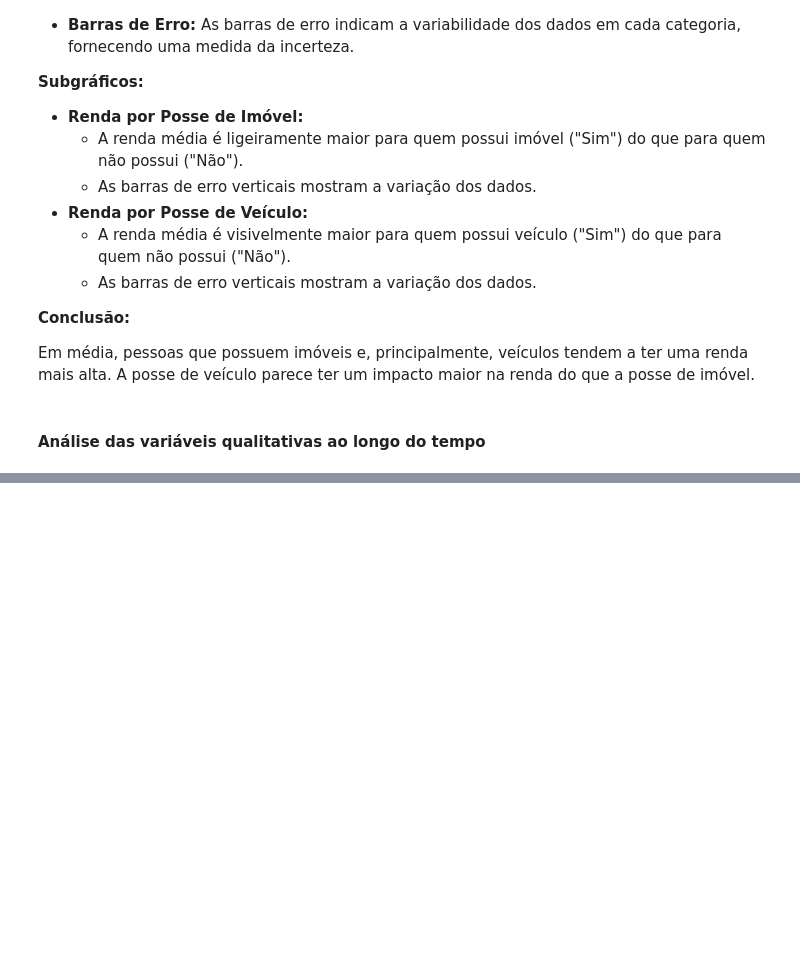
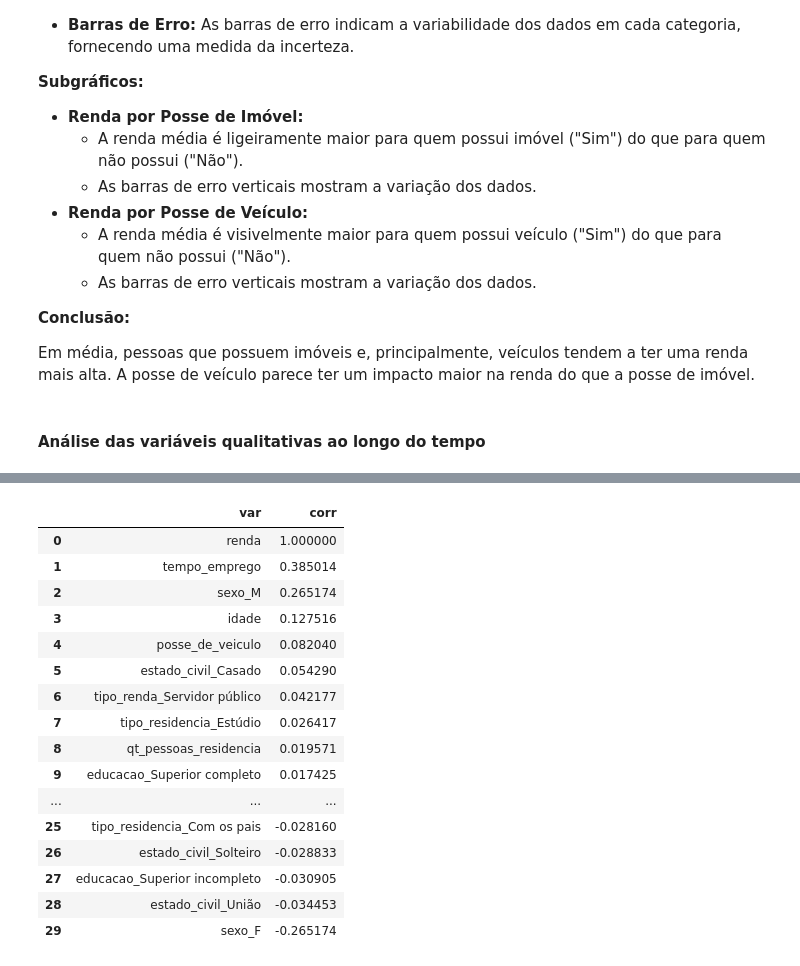
Before and after one commit to PaulodiasDeveloper/Previsao_renda, a Jupyter notebook: projeto_teste.ipynb, the cells around one changed output, grey strips where cells are left out. Saved outputs shown, nothing was run; the diff lists cells and outputs as text; code cells hidden in the pictures; blank space fills up the shorter version.

```diff
--- a/projeto_teste.ipynb
+++ b/projeto_teste.ipynb
@@ -470,0 +525,33 @@ for col in qualitativas:
+# %%
+# Calcula a correlação das variáveis com a coluna 'renda'
+correlacoes = renda_dummies.corr()['renda'].sort_values(ascending=False)
+
+# Converte a série de correlações em um DataFrame
+correlacoes_df = correlacoes.to_frame().reset_index()
+
+# Renomeia as colunas para 'var' e 'corr'
+correlacoes_df = correlacoes_df.rename(columns={'index': 'var', 'renda': 'corr'})
+
+# Aplica o estilo de barra ao DataFrame
+correlacoes_estilizadas = correlacoes_df.style.bar(color=['darkred', 'darkgreen'], align=0)
+
+# Exibe o DataFrame estilizado
+correlacoes_estilizadas
+# %% [output]
+|  | var | corr |
+| 0 | renda | 1.000000 |
+| 1 | tempo_emprego | 0.385014 |
+| 2 | sexo_M | 0.265174 |
+| 3 | idade | 0.127516 |
+| 4 | posse_de_veiculo | 0.082040 |
+| 5 | estado_civil_Casado | 0.054290 |
+| 6 | tipo_renda_Servidor público | 0.042177 |
+| 7 | tipo_residencia_Estúdio | 0.026417 |
+| 8 | qt_pessoas_residencia | 0.019571 |
+| 9 | educacao_Superior completo | 0.017425 |
+| ... | ... | ... |
+| 25 | tipo_residencia_Com os pais | -0.028160 |
+| 26 | estado_civil_Solteiro | -0.028833 |
+| 27 | educacao_Superior incompleto | -0.030905 |
+| 28 | estado_civil_União | -0.034453 |
+| 29 | sexo_F | -0.265174 |
```
Also changed, not shown: parts of 22 cells of this notebook, 1 other file.
